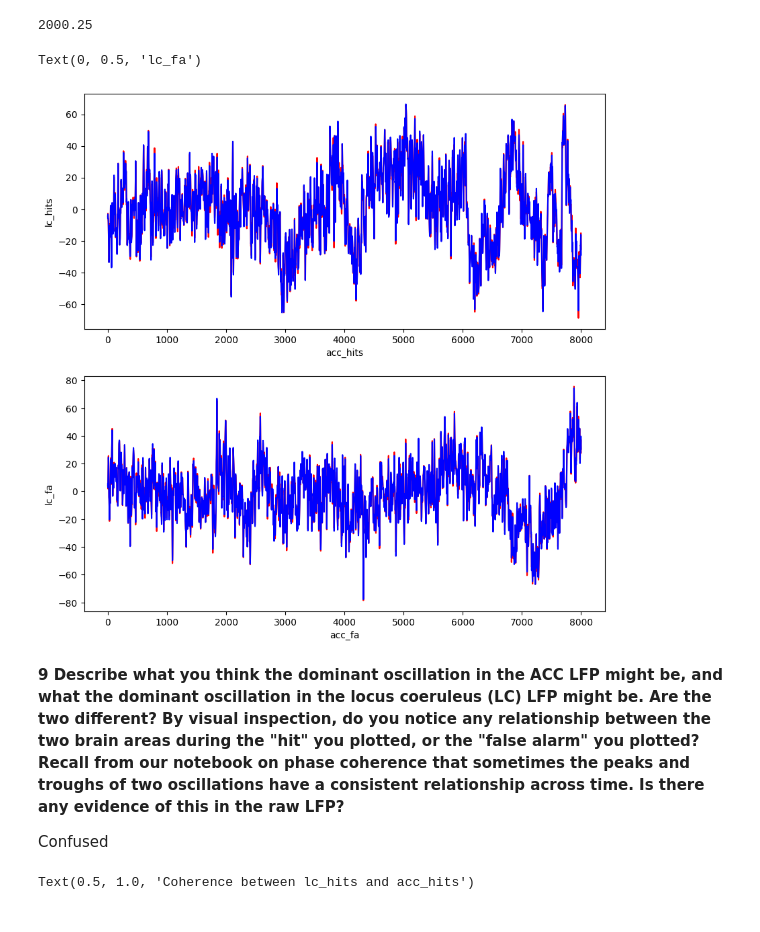
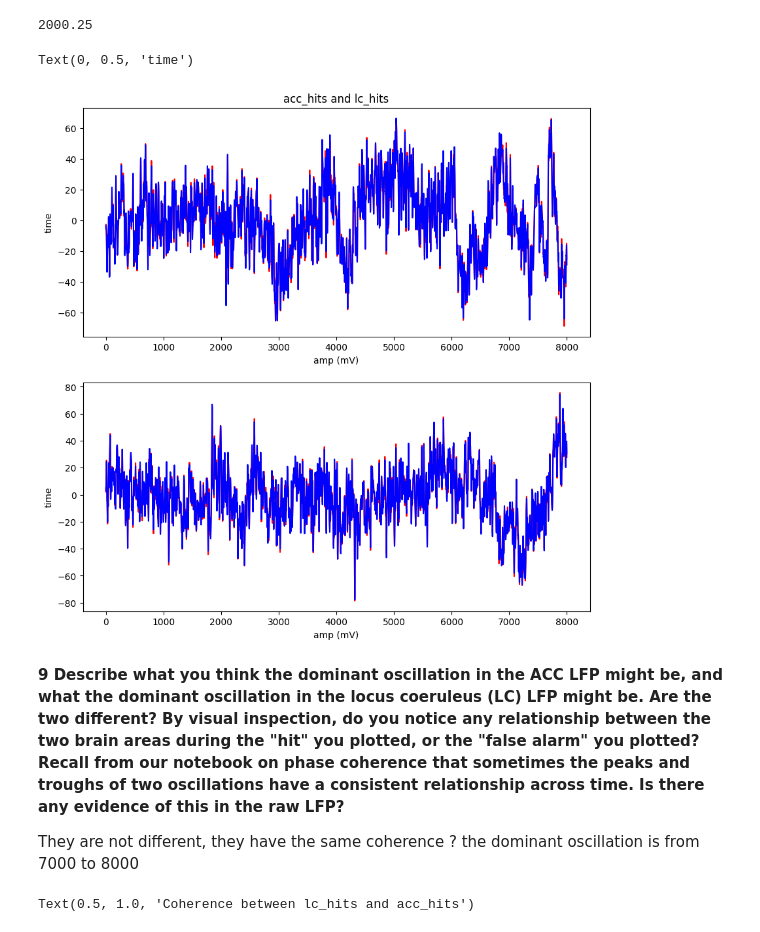
Before and after one commit to caseymacelhiney/neuro265, a Jupyter notebook: coding_homework_6.ipynb, the cells around one changed output. Drawn from its saved outputs; the diff is of its cells as text; code cells hidden in the pictures.

```diff
--- a/coding_homework_6.ipynb
+++ b/coding_homework_6.ipynb
@@ -79,21 +79,23 @@ hz
 # %%
 #8 In a new Code Cell, plot the first trial of acc_hits in red, and the first trial of lc_hits in the same plot in blue in one subplot.
 #In a second subplot, plot the first trial of acc_fa in red, and the first trial of lc_fa in blue. Put time on the x-axis of both of your subplots.
 # Label the axes of your subplots.
 fig,ax = plt.subplots(2,figsize=(10,10))
 ax[0].plot(acc_hits[0],'r', lc_hits[0],'b')
-ax[0].set_xlabel('acc_hits')
-ax[0].set_ylabel('lc_hits')
+ax[0].set_xlabel('amp (mV)')
+ax[0].set_ylabel('time')
+ax[0].set_title('acc_hits and lc_hits')
 ax[1].plot(acc_fa[0],'r', lc_fa[0],'b')
-ax[1].set_xlabel('acc_fa')
-ax[1].set_ylabel('lc_fa')
+ax[1].set_xlabel('amp (mV)')
+ax[1].set_ylabel('time')
 # %% [output]
-Text(0, 0.5, 'lc_fa')
+Text(0, 0.5, 'time')
-[figure, old version]
+[figure, new version]
 # %% [markdown]
 **9 Describe what you think the dominant oscillation in the ACC LFP might be, and what the dominant oscillation in the locus coeruleus (LC) LFP might be. Are the two different? By visual inspection, do you notice any relationship between the two brain areas during the "hit" you plotted, or the "false alarm" you plotted? Recall from our notebook on phase coherence that sometimes the peaks and troughs of two oscillations have a consistent relationship across time. Is there any evidence of this in the raw LFP?**
 
-Confused
+They are not different, they have the same coherence ?
+the dominant oscillation is from 7000 to 8000
 # %%
 #10 In a new Code Cell, compute the coherence for acc_hits and lc_hits.
 #Make sure to follow the steps in the "Computing the Coherence" section of our notebook from last week.
```
Also changed, not shown: parts of 4 cells of this notebook.
